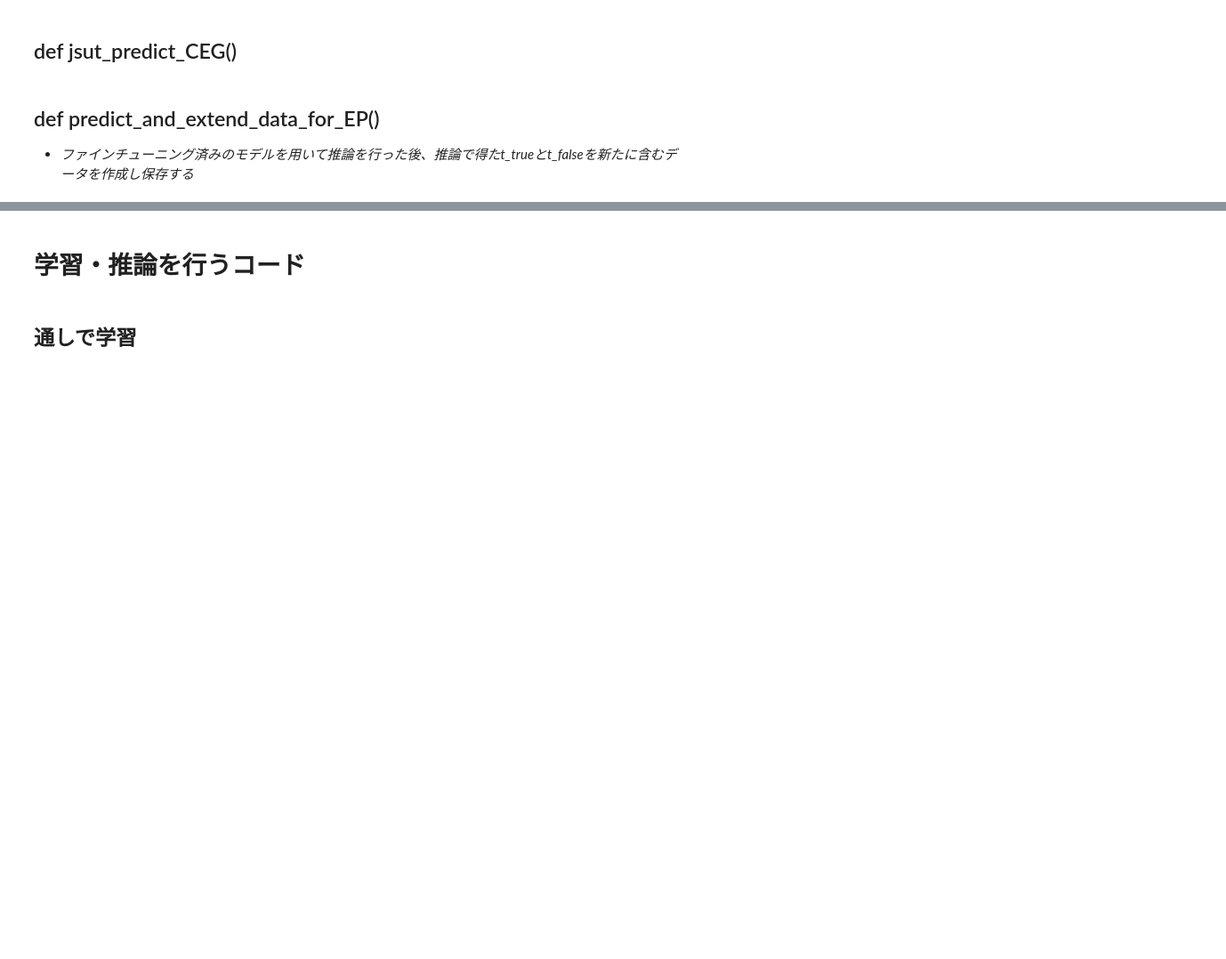
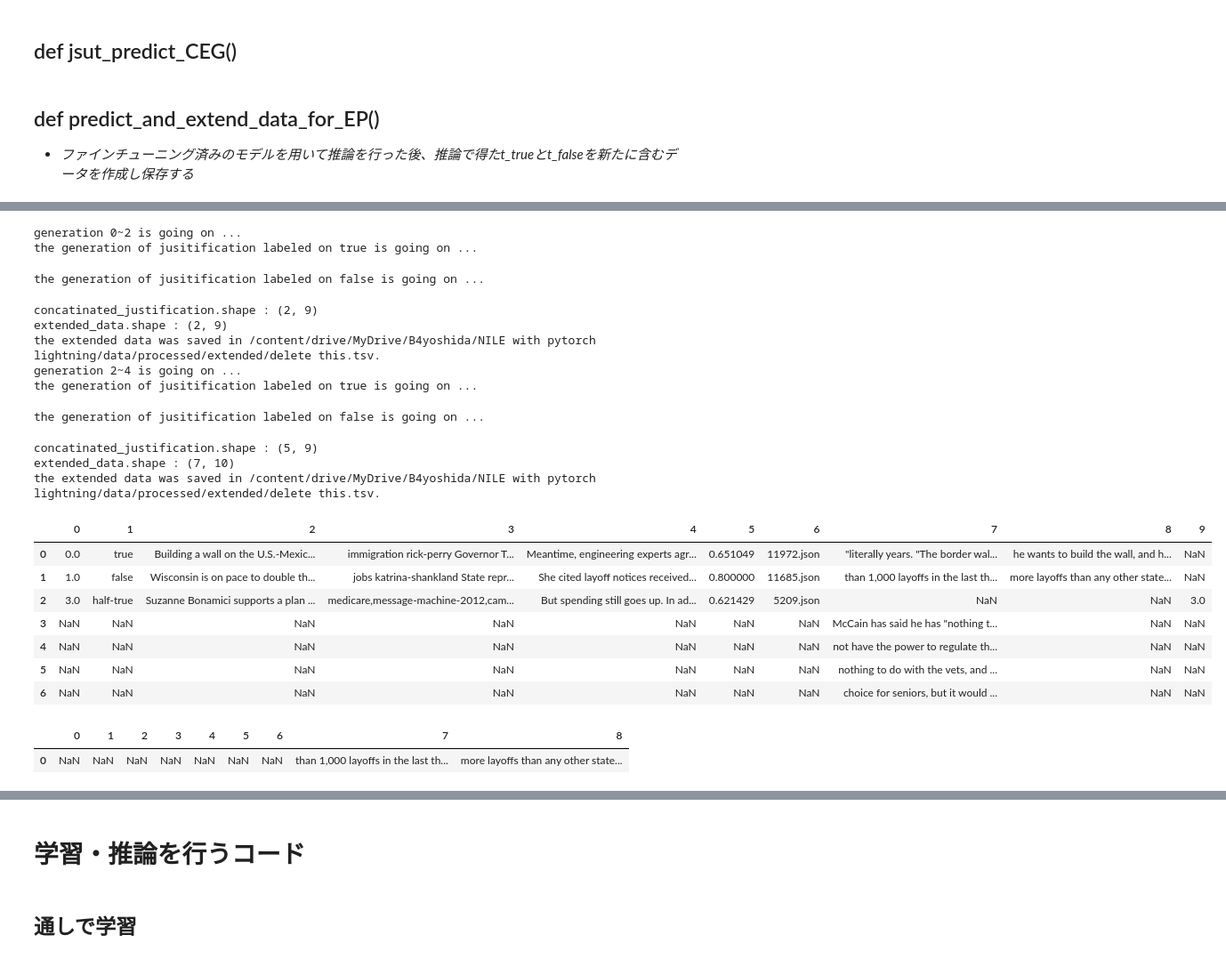
Before and after one commit to Yoshida-2002/thesis, a Jupyter notebook: CEG_omo_on_colab.ipynb, the cells around one changed output, grey strips where cells are left out. Shown: that part at 89% size. Saved outputs shown, nothing was run; the diff lists cells and outputs as text; code cells hidden in the pictures; blank space fills up the shorter version.

```diff
--- a/CEG_omo_on_colab.ipynb
+++ b/CEG_omo_on_colab.ipynb
@@ -2631,10 +2641,10 @@ def just_predict_CEG(model_config, model_name:str, data:pd.DataFrame, ckpt_path,
 - *ファインチューニング済みのモデルを用いて推論を行った後、推論で得たt_trueとt_falseを新たに含むデータを作成し保存する*
 # %%
 ckpt_config = {
-    'true' : '/content/drive/MyDrive/B4yoshida/NILE with pytorch lightning/model_transformers/bart/base/2024-01-20 20:37/true_batch_size=2',
-    'false' : '/content/drive/MyDrive/B4yoshida/NILE with pytorch lightning/model_transformers/bart/base/2024-01-20 20:37/false_batch_size=2',
+    'true' : '/content/drive/MyDrive/B4yoshida/NILE with pytorch lightning/model_transformers/bart/base/2024-02-01 17:37/true_batch_size=4',
+    'false' : '/content/drive/MyDrive/B4yoshida/NILE with pytorch lightning/model_transformers/bart/base/2024-02-01 17:37/false_batch_size=2',
 }
 
-data = read_tsv(train_and_test_config_true['TRAINING_DATA_PATH'])
-true_data = pd.DataFrame()
-false_data = pd.DataFrame()
+data = read_tsv('/content/drive/MyDrive/B4yoshida/NILE with pytorch lightning/data/processed/input_for_lightning_model/base/input_train2.tsv')
+
+data.info()
@@ -2650,12 +2733,14 @@ def predict_and_extend_data_for_EP(ckpt_config:dict, model_config:dict, data:pd.
     tokenizer = prepare_tokenizer.get_tokenizer()
 
     # モデルを用いて説明文を生成する
+    print('the justification generation on true is going on ...')
     extended_data_true = predict(tokenizer, prepare_tokenizer, model_true, model_config, data)
+    print('the justification generation on false is going on ...')
     extended_data_false = predict(tokenizer, prepare_tokenizer, model_false, model_config, data)
 
     # 生成した説明文を持つデータを新たに作成する
     # true->[7] , false -> [8]
-    extended_data = pd.concat([data[:5], true_data[7], false_data[7]], axis=1, ignore_index=True)
+    extended_data = pd.concat([data, extended_data_true[7], extended_data_false[7]], axis=1, ignore_index=True)
 
     # 拡張されたデータを保存する
     saved_data_path = f'/content/drive/MyDrive/B4yoshida/NILE with pytorch lightning/data/processed/extended/{file_name}.tsv'
@@ -2685 +2859,65 @@ the extended data was saved in /content/drive/MyDrive/B4yoshida/NILE with pytorc
+# %%
+from tqdm.notebook import tqdm
+
+extended_data = pd.DataFrame()
+
+start_idx = 0
+end_idx = 0
+blocks_num = 2
+block_size = 2
+
+for df_block_idx in range(blocks_num) :
+    # print(f'start_idx : {start_idx}')
+    if df_block_idx == blocks_num :
+        print(f"inside if")
+        break
+    else :
+        end_idx = block_size * (df_block_idx+1)
+
+
+    # if df_block_idx == 0 :
+    #     end_idx = block_size
+    # elif df_block
+    # else ;
+    #     end_idx = block_size * df_block_idx
+    print(f'generation {start_idx}~{end_idx} is going on ...')
+
+    extended_data = predict_and_extend_data_for_EP(ckpt_config, bart_base_config_for_prediction, data[start_idx:end_idx], extended_data, 'delete this')
+    start_idx += block_size
+
+
+read_tsv('/content/drive/MyDrive/B4yoshida/NILE with pytorch lightning/data/processed/extended/delete this.tsv')
+
+
+# predict_and_extend_data_for_EP(ckpt_config, bart_base_config_for_prediction, data[:3], extended_data, 'delete this')
+# %% [output]
+generation 0~2 is going on ...
+the generation of jusitification labeled on true is going on ...
+the generation of jusitification labeled on false is going on ...
+concatinated_justification.shape : (2, 9)
+extended_data.shape : (2, 9)
+the extended data was saved in /content/drive/MyDrive/B4yoshida/NILE with pytorch lightning/data/processed/extended/delete this.tsv.
+generation 2~4 is going on ...
+the generation of jusitification labeled on true is going on ...
+the generation of jusitification labeled on false is going on ...
+concatinated_justification.shape : (5, 9)
+extended_data.shape : (7, 10)
+the extended data was saved in /content/drive/MyDrive/B4yoshida/NILE with pytorch lightning/data/processed/extended/delete this.tsv.
+|  | 0 | 1 | 2 | 3 | 4 | 5 | 6 | 7 | 8 | 9 |
+| 0 | 0.0 | true | Building a wall on the U.S.-Mexic... | immigration rick-perry Governor T... | Meantime, engineering experts agr... | 0.651049 | 11972.json | "literally years. "The border wal... | he wants to build the wall, and h... | NaN |
+| 1 | 1.0 | false | Wisconsin is on pace to double th... | jobs katrina-shankland State repr... | She cited layoff notices received... | 0.800000 | 11685.json | than 1,000 layoffs in the last th... | more layoffs than any other state... | NaN |
+| 2 | 3.0 | half-true | Suzanne Bonamici supports a plan ... | medicare,message-machine-2012,cam... | But spending still goes up. In ad... | 0.621429 | 5209.json | NaN | NaN | 3.0 |
+| 3 | NaN | NaN | NaN | NaN | NaN | NaN | NaN | McCain has said he has "nothing t... | NaN | NaN |
+| 4 | NaN | NaN | NaN | NaN | NaN | NaN | NaN | not have the power to regulate th... | NaN | NaN |
+| 5 | NaN | NaN | NaN | NaN | NaN | NaN | NaN | nothing to do with the vets, and ... | NaN | NaN |
+| 6 | NaN | NaN | NaN | NaN | NaN | NaN | NaN | choice for seniors, but it would ... | NaN | NaN |
+# %%
+read_tsv('/content/drive/MyDrive/B4yoshida/NILE with pytorch lightning/data/processed/extended/delete this.tsv')
+
+# block[:3]は0~2の3つ
+# block[1:3]は1~2の2つ
+# block[j:k]はj~k-1のk-1個
+# %% [output]
+|  | 0 | 1 | 2 | 3 | 4 | 5 | 6 | 7 | 8 |
+| 0 | NaN | NaN | NaN | NaN | NaN | NaN | NaN | than 1,000 layoffs in the last th... | more layoffs than any other state... |
 # %%
```
Also changed, not shown: parts of 36 cells of this notebook.
